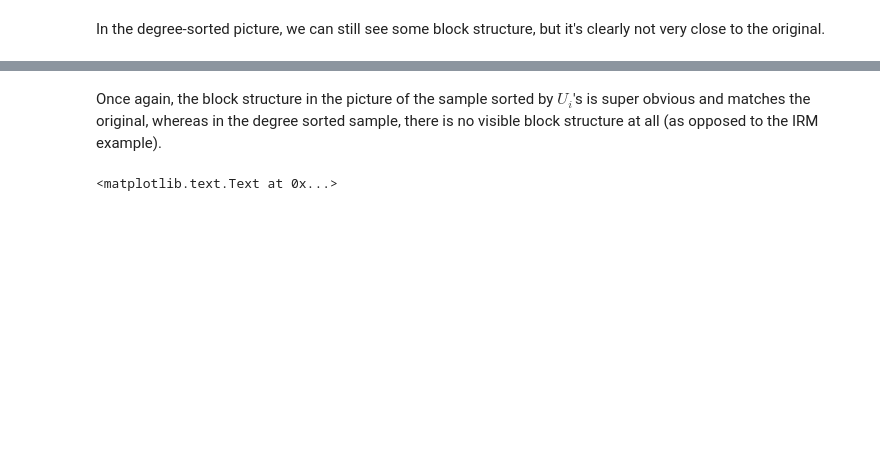
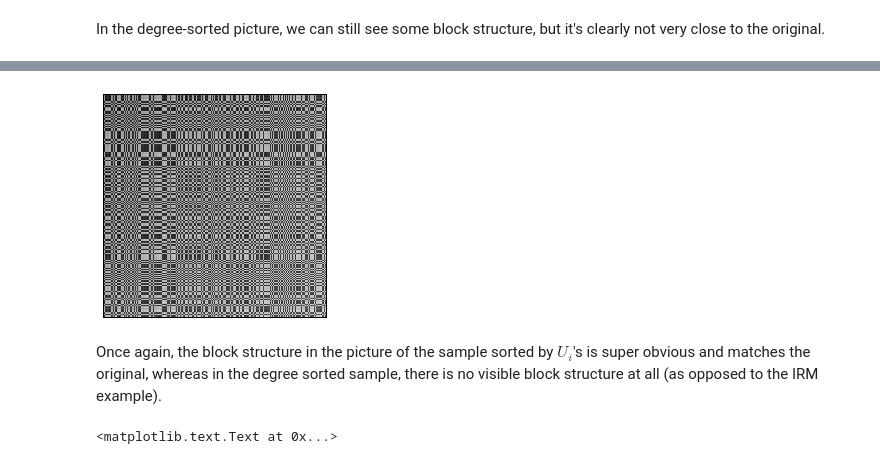
Before and after one commit to dicai/pygraphon, a Jupyter notebook: ipynb/basics.ipynb, the cells around one changed output, grey strips where cells are left out. Cells and saved outputs as stored; diff of their text form; code cells hidden in the pictures; blank space fills up the shorter version.

```diff
--- a/ipynb/basics.ipynb
+++ b/ipynb/basics.ipynb
@@ -194,4 +194,8 @@ sbm_samp.sort_by_degree().plot()
 [figure]
+# %%
+sbm_samp.sort_by_degree().smooth().plot()
+# %% [output]
+[figure, added]
 # %% [markdown]
 Once again, the block structure in the picture of the sample sorted by $U_i$'s is super obvious and matches the original, whereas in the degree sorted sample, there is no visible block structure at all (as opposed to the IRM example).
 # %%
```
Also changed, not shown: parts of 26 cells of this notebook, 12 other files.
